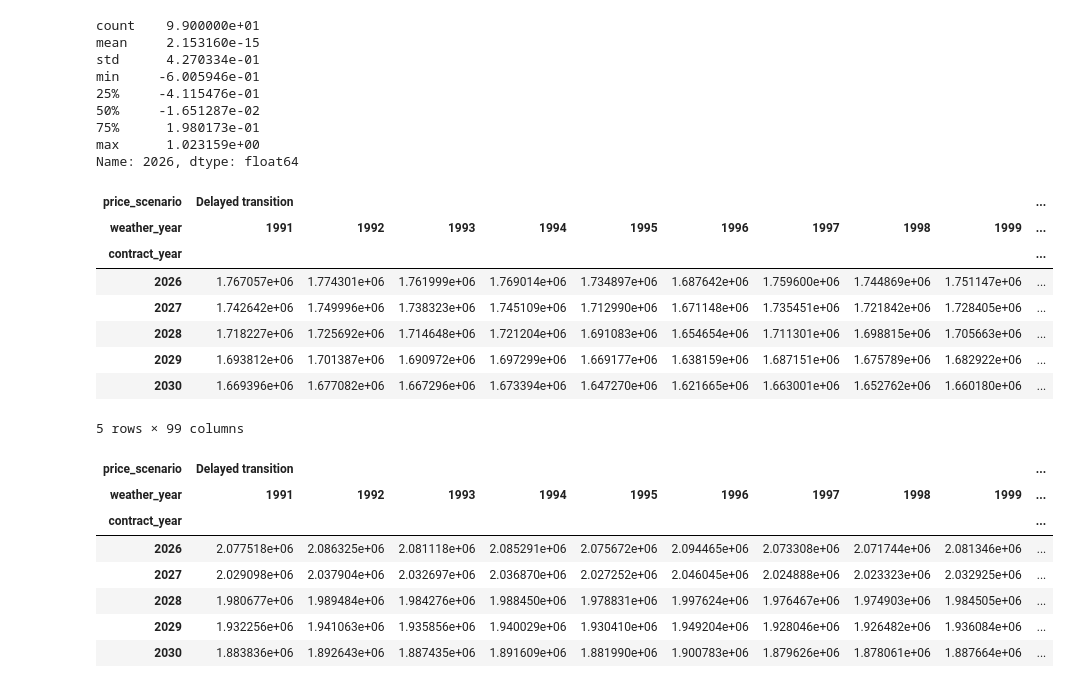
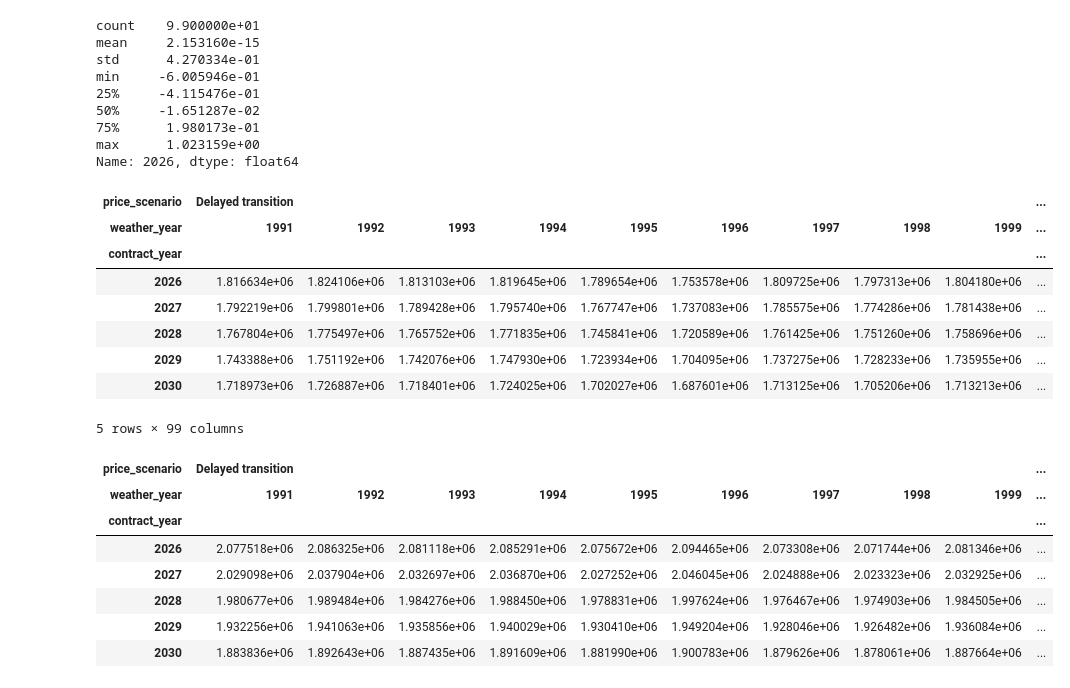
Before and after one commit to SristyKala1/ppa_selection_italy, a Jupyter notebook: notebooks/06_parametrization_setup.ipynb, the cells around one changed output. Saved outputs shown, nothing was run; the diff lists cells and outputs as text; code cells hidden in the pictures.

Commit message:
Finished parametrization layer: hourly shape mismatch, counterparty spread, promoted to scenarios/contracts.py

```diff
--- a/notebooks/06_parametrization_setup.ipynb
+++ b/notebooks/06_parametrization_setup.ipynb
@@ -61,11 +63,21 @@ load = load_profile_for_archetype("chemicals", annual_kwh)
 load.sum() / 1000
 # %% [output]
 np.float64(20000.0)
+# %%
+def annual_residual_mwh(technology, zone, contracted_mw):
+    load_mwh = load.to_numpy() / 1000
+    by_year = {}
+    for year in range(1991, 2024):
+        cf = read_timeseries_csv(PROJECT_ROOT / "data" / "processed" / technology / zone / f"{technology}_cf_{year}.csv")
+        gen_mwh = cf[f"{technology}_cf"].resample("h").mean().to_numpy() * contracted_mw
+        n = min(len(load_mwh), len(gen_mwh))
+        by_year[year] = np.maximum(load_mwh[:n] - gen_mwh[:n], 0.0).sum()
+    return pd.Series(by_year)
 # %%
 annual_load_mwh = load.sum() / 1000
-CONTRACTED_MW = 5
+CONTRACTED_MW = 2
 
-residual_mwh = (annual_load_mwh - annual_solar_cf * HOURS_PER_YEAR * CONTRACTED_MW).clip(lower=0)
+residual_mwh = annual_residual_mwh("solar", own_zone, CONTRACTED_MW)
 residual_mwh.describe()
 # %% [output]
 count       33.000000
@@ -103,8 +115,8 @@ pap_solar_cost_matrix.head()
 STRIKE_PRICE_WIND = 72.85
 
 annual_wind_cf = zone_annual_cf("wind", own_zone)
-wind_payment_per_mw = STRIKE_PRICE_WIND * annual_wind_cf * HOURS_PER_YEAR
-residual_wind_mwh = (annual_load_mwh - annual_wind_cf * HOURS_PER_YEAR * CONTRACTED_MW).clip(lower=0)
+wind_payment_per_mw = (STRIKE_PRICE_WIND + COUNTERPARTY_SPREAD) * annual_wind_cf * HOURS_PER_YEAR
+residual_wind_mwh = annual_residual_mwh("wind", own_zone, CONTRACTED_MW)
 residual_wind_mwh.describe()
 # %% [output]
 count       33.000000
@@ -143,6 +155,6 @@ BASELOAD_DISCOUNT = 0.14
 CONTRACTED_MW_BASELOAD = 2
 
 reference_baseload_price = price_own_zone.mean().mean()
-strike_baseload = reference_baseload_price * (1 - BASELOAD_DISCOUNT)
+strike_baseload = reference_baseload_price * (1 - BASELOAD_DISCOUNT) + COUNTERPARTY_SPREAD
 strike_baseload
 # %% [output]
@@ -223,28 +235,28 @@ Name: 2026, dtype: float64
 # %%
 CONTRACTED_MW_VPPA = 5
 
 wind_cf_reference = zone_annual_cf("wind", reference_zone)
 
 vppa_columns = {}
 for scenario, weather_year in price_own_zone.columns:
     spot_own = price_own_zone[(scenario, weather_year)]
     spot_reference = price_reference_zone[(scenario, weather_year)]
-    settlement = (STRIKE_PRICE_WIND - spot_reference) * wind_cf_reference[weather_year] * HOURS_PER_YEAR * CONTRACTED_MW_VPPA
+    settlement = (STRIKE_PRICE_WIND + COUNTERPARTY_SPREAD - spot_reference) * wind_cf_reference[weather_year] * HOURS_PER_YEAR * CONTRACTED_MW_VPPA
     vppa_columns[(scenario, weather_year)] = annual_load_mwh * spot_own + settlement
 
 vppa_cost_matrix = pd.DataFrame(vppa_columns)
 vppa_cost_matrix.columns.names = ["price_scenario", "weather_year"]
 vppa_cost_matrix.index.name = "contract_year"
 vppa_cost_matrix.head()
 # %% [output]
 | price_scenario | Delayed transition |  |  |  |  |  |  |  |  | ... |
 | weather_year | 1991 | 1992 | 1993 | 1994 | 1995 | 1996 | 1997 | 1998 | 1999 | ... |
 | contract_year |  |  |  |  |  |  |  |  |  | ... |
-| 2026 | 1.767057e+06 | 1.774301e+06 | 1.761999e+06 | 1.769014e+06 | 1.734897e+06 | 1.687642e+06 | 1.759600e+06 | 1.744869e+06 | 1.751147e+06 | ... |
-| 2027 | 1.742642e+06 | 1.749996e+06 | 1.738323e+06 | 1.745109e+06 | 1.712990e+06 | 1.671148e+06 | 1.735451e+06 | 1.721842e+06 | 1.728405e+06 | ... |
-| 2028 | 1.718227e+06 | 1.725692e+06 | 1.714648e+06 | 1.721204e+06 | 1.691083e+06 | 1.654654e+06 | 1.711301e+06 | 1.698815e+06 | 1.705663e+06 | ... |
-| 2029 | 1.693812e+06 | 1.701387e+06 | 1.690972e+06 | 1.697299e+06 | 1.669177e+06 | 1.638159e+06 | 1.687151e+06 | 1.675789e+06 | 1.682922e+06 | ... |
-| 2030 | 1.669396e+06 | 1.677082e+06 | 1.667296e+06 | 1.673394e+06 | 1.647270e+06 | 1.621665e+06 | 1.663001e+06 | 1.652762e+06 | 1.660180e+06 | ... |
+| 2026 | 1.816634e+06 | 1.824106e+06 | 1.813103e+06 | 1.819645e+06 | 1.789654e+06 | 1.753578e+06 | 1.809725e+06 | 1.797313e+06 | 1.804180e+06 | ... |
+| 2027 | 1.792219e+06 | 1.799801e+06 | 1.789428e+06 | 1.795740e+06 | 1.767747e+06 | 1.737083e+06 | 1.785575e+06 | 1.774286e+06 | 1.781438e+06 | ... |
+| 2028 | 1.767804e+06 | 1.775497e+06 | 1.765752e+06 | 1.771835e+06 | 1.745841e+06 | 1.720589e+06 | 1.761425e+06 | 1.751260e+06 | 1.758696e+06 | ... |
+| 2029 | 1.743388e+06 | 1.751192e+06 | 1.742076e+06 | 1.747930e+06 | 1.723934e+06 | 1.704095e+06 | 1.737275e+06 | 1.728233e+06 | 1.735955e+06 | ... |
+| 2030 | 1.718973e+06 | 1.726887e+06 | 1.718401e+06 | 1.724025e+06 | 1.702027e+06 | 1.687601e+06 | 1.713125e+06 | 1.705206e+06 | 1.713213e+06 | ... |
 5 rows × 99 columns
 # %%
 spot_only_columns = {}
```
Also changed, not shown: parts of 10 cells of this notebook, 1 other file.
